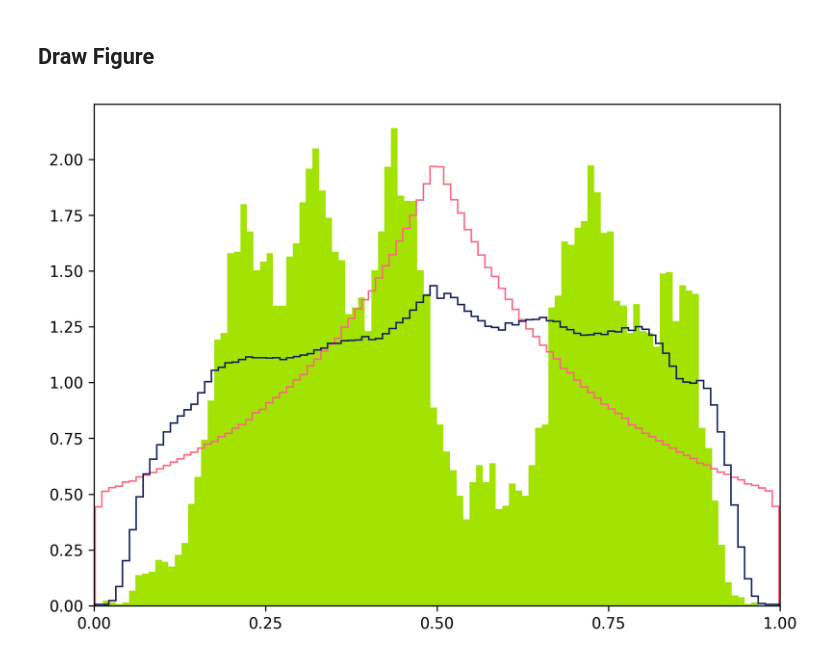
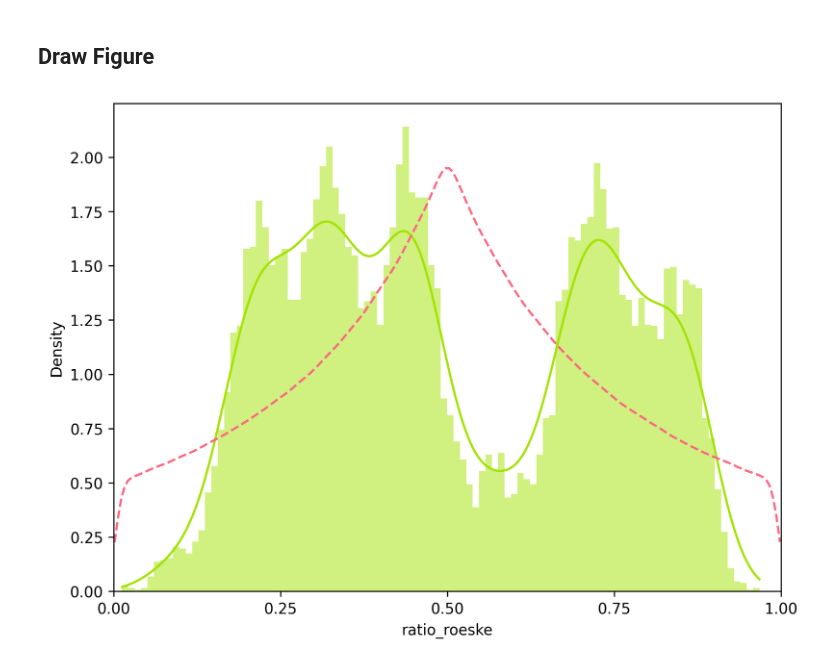
Before and after one commit to xingjeffrey/syntax_rhythm_pbb, a Jupyter notebook: notebooks/2.1 Categorical rhythm for Bird 5.ipynb, the cells around one changed output. Saved outputs shown, nothing was run; the diff lists cells and outputs as text; code cells hidden in the pictures.

Commit message:
Update Categorical Rhythm Plots

```diff
--- a/notebooks/2.1 Categorical rhythm for Bird 5.ipynb
+++ b/notebooks/2.1 Categorical rhythm for Bird 5.ipynb
@@ -113,38 +113,43 @@ from butcherbird.utils.paths import FIGURE_DIR
 # %%
 figure(figsize = (8, 6), dpi = 300)
 
-fig = plt.hist(
+plt.rcParams['patch.edgecolor'] = 'none'
+
+fig = sns.histplot(
     x = dyadic['ratio_roeske'],
     bins = 100,
-    density = True,
-    color = '#A3E301'
+    stat = 'density',
+    color = '#A3E301',
+    fill = '#A3E301',
+    kde = True,
 )
 
-uni = plt.hist(
+uni = sns.histplot(
     x = uni_ratio,
-    histtype = 'step',
-    density = True,
-    bins = 100,
-    color = '#FC6983'
+    stat = 'density',
+    alpha = 0,
+    color = '#FC6983',
+    kde = True,
+    line_kws = dict(linestyle = 'dashed')
 )
 
-sf = plt.hist(
-    x = sf_ratio,
-    histtype = 'step',
-    density = True,
-    bins = 100,
-    color = '#15215B'
-)
+#sf = plt.hist(
+#    x = sf_ratio,
+#    histtype = 'step',
+#    density = True,
+#    bins = 100,
+#    color = '#15215B'
+#)
 
 ax = plt.gca()
 ax.set_xlim([0, 1])
 plt.xticks(np.arange(0, 1.25, 0.25))
 
 # save
 figname = 'fig1_' + 'categorical_rhythm_' + indv + '.svg'
 plt.savefig(FIGURE_DIR/figname)
 # %% [output]
-[figure, old version]
+[figure, new version]
 # %%
 h = rhythm.decompose_rhythm(
     ## Macro controls
```
Also changed, not shown: parts of 3 cells of this notebook, 7 other files.
